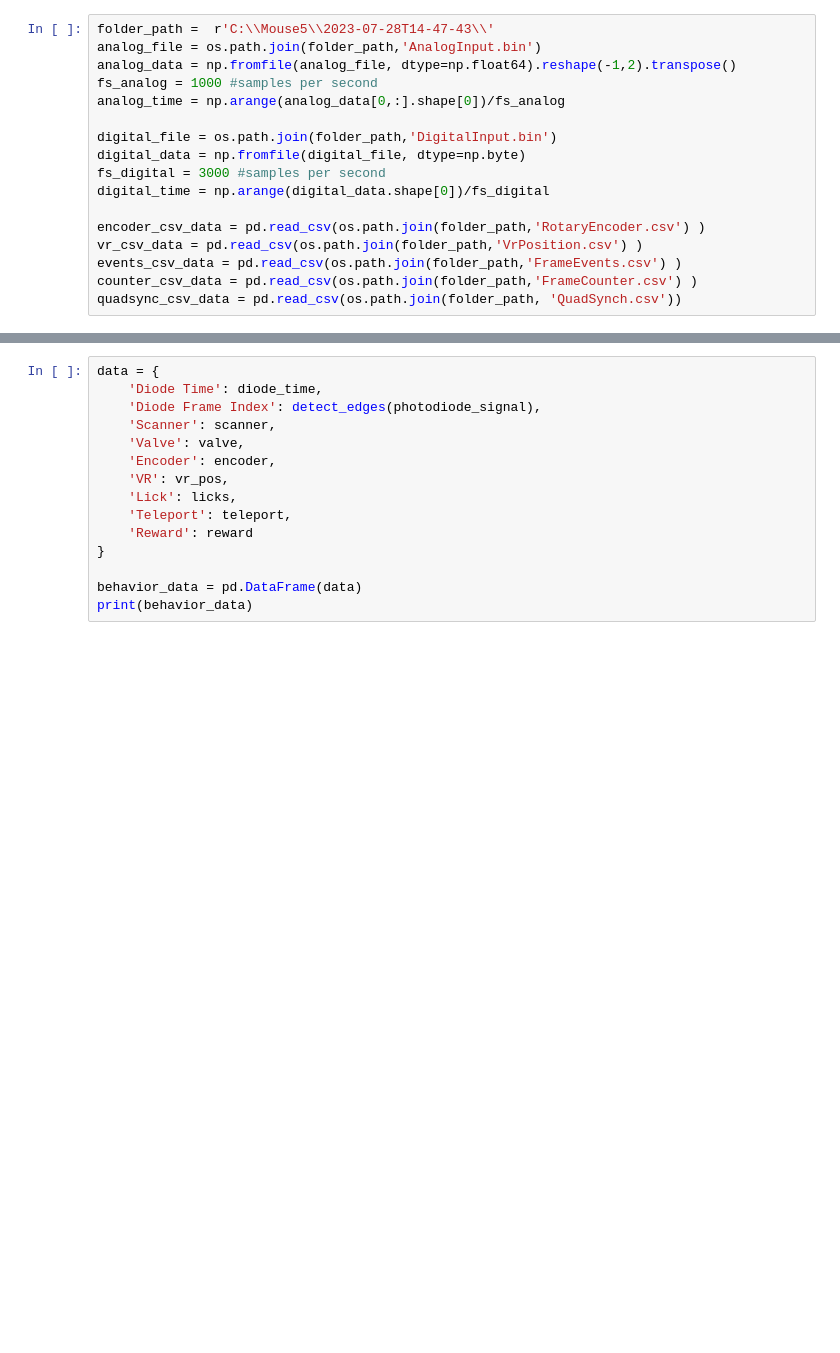
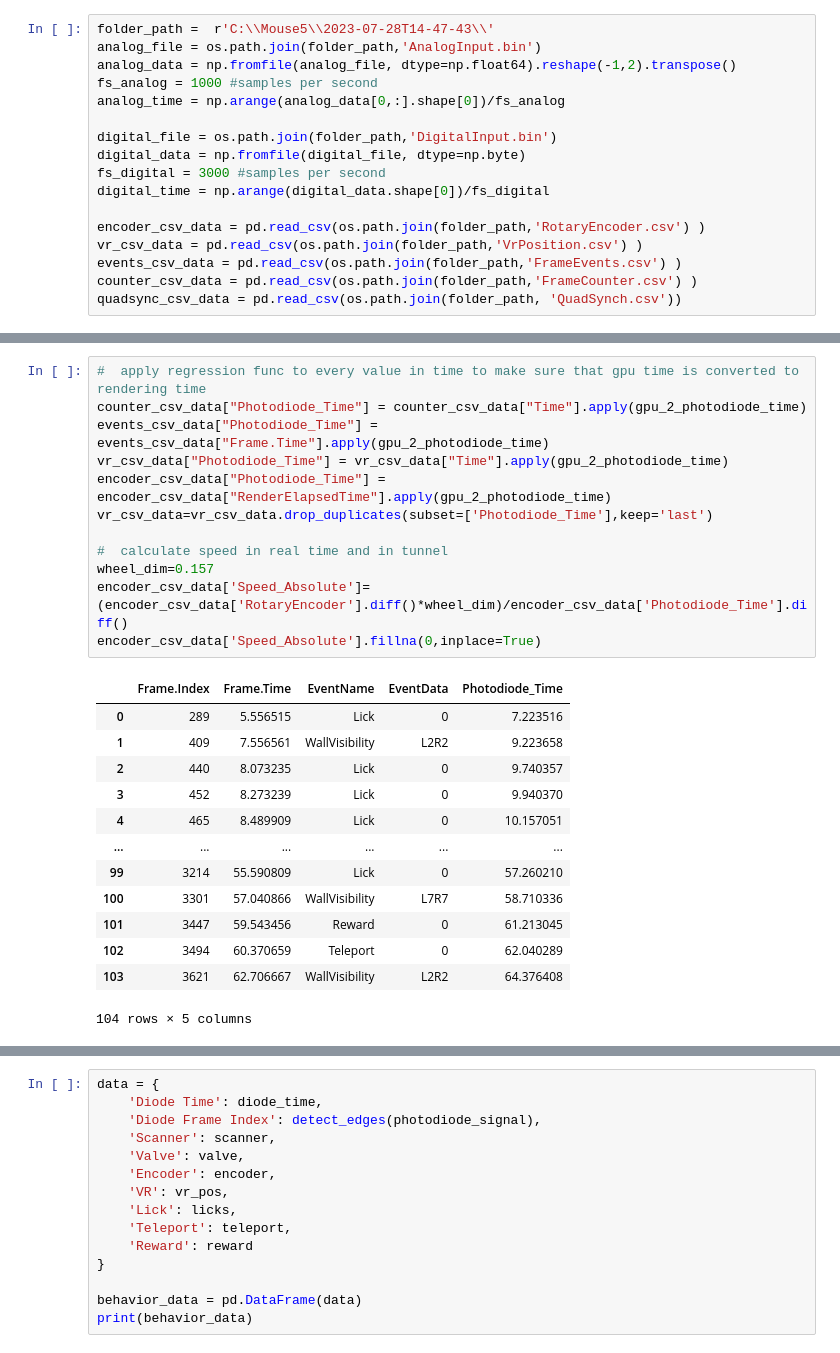
Before and after one commit to neurogears/sarahe-vr-2p, a Jupyter notebook: analysis/preprocessData.ipynb, the cells around one changed output, grey strips where cells are left out. Saved outputs shown, nothing was run; the diff lists cells and outputs as text; blank space fills up the shorter version.

```diff
--- a/analysis/preprocessData.ipynb
+++ b/analysis/preprocessData.ipynb
@@ -139,0 +135,26 @@ events_csv_data
+# %%
+#  apply regression func to every value in time to make sure that gpu time is converted to rendering time
+counter_csv_data["Photodiode_Time"] = counter_csv_data["Time"].apply(gpu_2_photodiode_time)
+events_csv_data["Photodiode_Time"] = events_csv_data["Frame.Time"].apply(gpu_2_photodiode_time)
+vr_csv_data["Photodiode_Time"] = vr_csv_data["Time"].apply(gpu_2_photodiode_time)
+encoder_csv_data["Photodiode_Time"] = encoder_csv_data["RenderElapsedTime"].apply(gpu_2_photodiode_time)
+vr_csv_data=vr_csv_data.drop_duplicates(subset=['Photodiode_Time'],keep='last')
+
+#  calculate speed in real time and in tunnel
+wheel_dim=0.157
+encoder_csv_data['Speed_Absolute']=(encoder_csv_data['RotaryEncoder'].diff()*wheel_dim)/encoder_csv_data['Photodiode_Time'].diff()
+encoder_csv_data['Speed_Absolute'].fillna(0,inplace=True)
+# %% [output]
+|  | Frame.Index | Frame.Time | EventName | EventData | Photodiode_Time |
+| 0 | 289 | 5.556515 | Lick | 0 | 7.223516 |
+| 1 | 409 | 7.556561 | WallVisibility | L2R2 | 9.223658 |
+| 2 | 440 | 8.073235 | Lick | 0 | 9.740357 |
+| 3 | 452 | 8.273239 | Lick | 0 | 9.940370 |
+| 4 | 465 | 8.489909 | Lick | 0 | 10.157051 |
+| ... | ... | ... | ... | ... | ... |
+| 99 | 3214 | 55.590809 | Lick | 0 | 57.260210 |
+| 100 | 3301 | 57.040866 | WallVisibility | L7R7 | 58.710336 |
+| 101 | 3447 | 59.543456 | Reward | 0 | 61.213045 |
+| 102 | 3494 | 60.370659 | Teleport | 0 | 62.040289 |
+| 103 | 3621 | 62.706667 | WallVisibility | L2R2 | 64.376408 |
+104 rows × 5 columns
```
Also changed, not shown: parts of 12 cells of this notebook, 1 other file.
